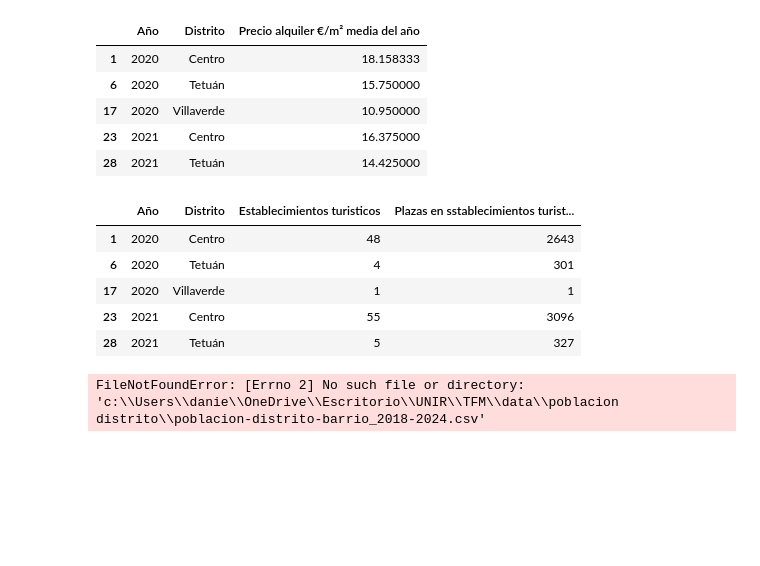
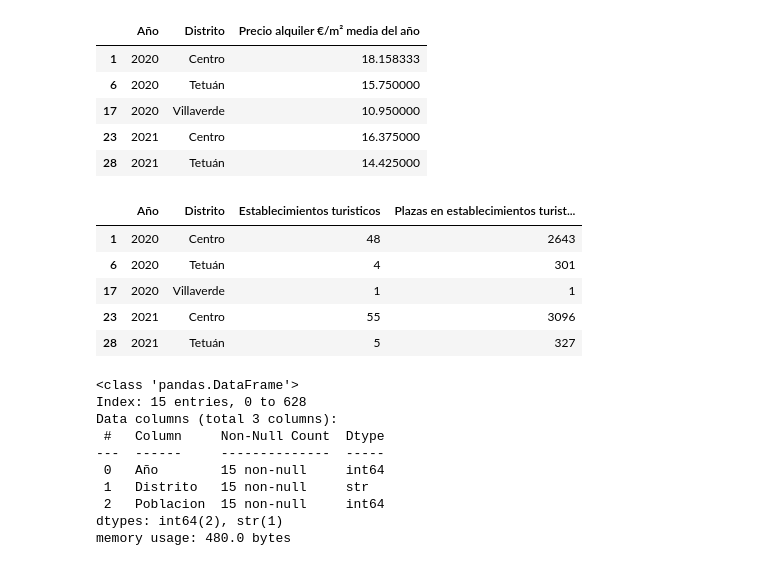
Before and after one commit to dagonz09/Analisis_vivienda_vulnerabilidad_pisos_turisticos_en_distritos_de_Madrid, a Jupyter notebook: src/Codigo/TFM.ipynb, the cells around one changed output. Saved outputs shown, nothing was run; the diff lists cells and outputs as text; code cells hidden in the pictures; blank space fills up the shorter version.

```diff
--- a/src/Codigo/TFM.ipynb
+++ b/src/Codigo/TFM.ipynb
@@ -167,29 +168,29 @@ precioAlquiler_meses_df.head()
 # %%
 apartamentosTuristicos = RAIZ / "data" / "apartamentos turisticos" / "apartamentos turísticos_2020-2024_distri_ establecimientos-plazas.csv"
 apartamentosTuristicos_df = pd.read_csv(apartamentosTuristicos, sep=";", skiprows=4, thousands=".")
 
 apartamentosTuristicos_df = apartamentosTuristicos_df[apartamentosTuristicos_df["Distrito"].isin(["01. Centro", "17. Villaverde", "06. Tetuán"])]
 
 apartamentosTuristicos_df = apartamentosTuristicos_df[["Año", "Distrito", "Establecimientos", "Plazas"]]
 
 apartamentosTuristicos_df["Año"] = apartamentosTuristicos_df["Año"].astype(int)
 apartamentosTuristicos_df["Establecimientos"] = apartamentosTuristicos_df["Establecimientos"].astype(int)
 apartamentosTuristicos_df["Plazas"] = apartamentosTuristicos_df["Plazas"].astype(int)
 apartamentosTuristicos_df["Distrito"] = apartamentosTuristicos_df["Distrito"].str.replace(r"^\d+\.\s*", "", regex=True)
 
 apartamentosTuristicos_df = apartamentosTuristicos_df[apartamentosTuristicos_df["Año"].isin([2020, 2021, 2022, 2023, 2024])]
 
 
 apartamentosTuristicos_df = apartamentosTuristicos_df.rename(columns={
     "Establecimientos": "Establecimientos turisticos",
-    "Plazas": "Plazas en sstablecimientos turisticos",
+    "Plazas": "Plazas en establecimientos turisticos",
 })
 
 apartamentosTuristicos_df = apartamentosTuristicos_df[apartamentosTuristicos_df["Distrito"] != "Ciudad de Madrid"]
 
 apartamentosTuristicos_df.head()
 # %% [output]
-|  | Año | Distrito | Establecimientos turisticos | Plazas en sstablecimientos turist... |
+|  | Año | Distrito | Establecimientos turisticos | Plazas en establecimientos turist... |
 | 1 | 2020 | Centro | 48 | 2643 |
 | 6 | 2020 | Tetuán | 4 | 301 |
 | 17 | 2020 | Villaverde | 1 | 1 |
@@ -220,10 +221,19 @@ poblacion_df = poblacion_df[poblacion_df["Año"].isin([2020, 2021, 2022, 2023, 2
 
 poblacion_df = poblacion_df[poblacion_df["Distrito"] != "Ciudad de Madrid"]
 
-poblacion_df.head(21)
+poblacion_df.info()
 #print(poblacion_df.to_string())
 # %% [output]
-FileNotFoundError: [Errno 2] No such file or directory: 'c:\\Users\\danie\\OneDrive\\Escritorio\\UNIR\\TFM\\data\\poblacion distrito\\poblacion-distrito-barrio_2018-2024.csv'
+<class 'pandas.DataFrame'>
+Index: 15 entries, 0 to 628
+Data columns (total 3 columns):
+ #   Column     Non-Null Count  Dtype
+---  ------     --------------  -----
+ 0   Año        15 non-null     int64
+ 1   Distrito   15 non-null     str
+ 2   Poblacion  15 non-null     int64
+dtypes: int64(2), str(1)
+memory usage: 480.0 bytes
 # %%
 sns.lineplot(
     data=apartamentosTuristicos_df,
```
Also changed, not shown: parts of 27 cells of this notebook, 5 other files.
